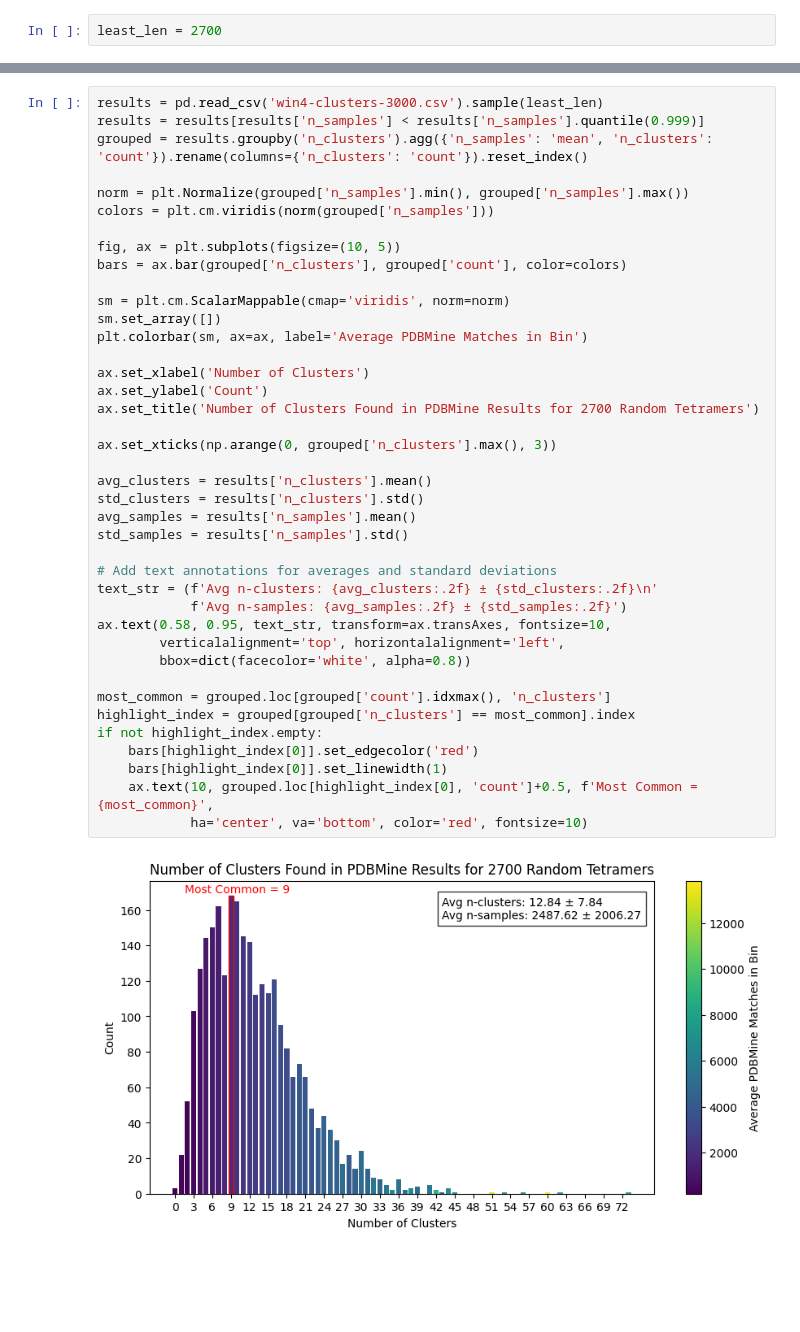
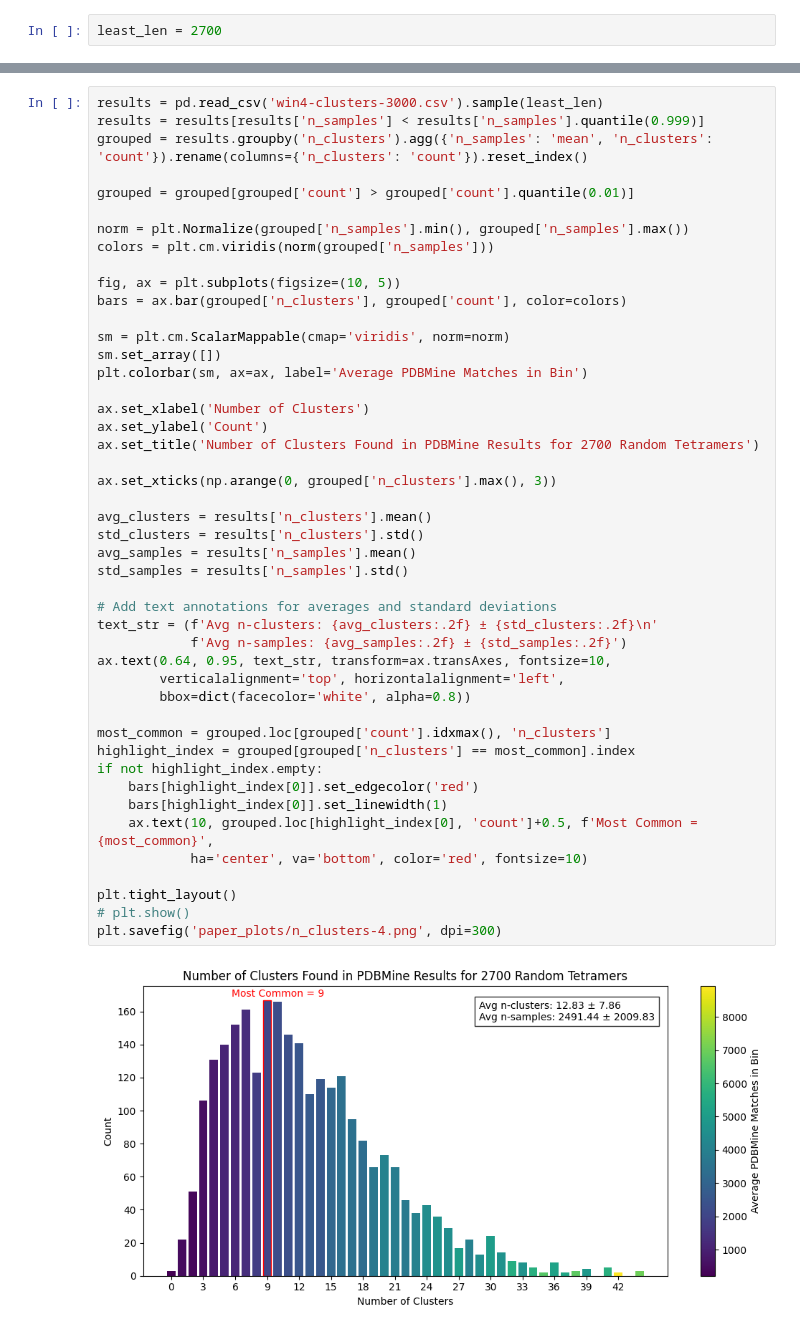
Before and after one commit to Musa-Azeem/protein-dihedral-visualization, a Jupyter notebook: paper_plots.ipynb, the cells around one changed output, grey strips where cells are left out. Saved outputs shown, nothing was run; the diff lists cells and outputs as text; blank space fills up the shorter version.

Commit message:
figures

```diff
--- a/paper_plots.ipynb
+++ b/paper_plots.ipynb
@@ -681,6 +742,8 @@ least_len = 2700
 results = pd.read_csv('win4-clusters-3000.csv').sample(least_len)
 results = results[results['n_samples'] < results['n_samples'].quantile(0.999)]
 grouped = results.groupby('n_clusters').agg({'n_samples': 'mean', 'n_clusters': 'count'}).rename(columns={'n_clusters': 'count'}).reset_index()
+
+grouped = grouped[grouped['count'] > grouped['count'].quantile(0.01)]
 
 norm = plt.Normalize(grouped['n_samples'].min(), grouped['n_samples'].max())
 colors = plt.cm.viridis(norm(grouped['n_samples']))
@@ -690,35 +753,39 @@ bars = ax.bar(grouped['n_clusters'], grouped['count'], color=colors)
 
 sm = plt.cm.ScalarMappable(cmap='viridis', norm=norm)
 sm.set_array([])
 plt.colorbar(sm, ax=ax, label='Average PDBMine Matches in Bin')
 
 ax.set_xlabel('Number of Clusters')
 ax.set_ylabel('Count')
 ax.set_title('Number of Clusters Found in PDBMine Results for 2700 Random Tetramers')
 
 ax.set_xticks(np.arange(0, grouped['n_clusters'].max(), 3))
 
 avg_clusters = results['n_clusters'].mean()
 std_clusters = results['n_clusters'].std()
 avg_samples = results['n_samples'].mean()
 std_samples = results['n_samples'].std()
 
 # Add text annotations for averages and standard deviations
 text_str = (f'Avg n-clusters: {avg_clusters:.2f} ± {std_clusters:.2f}\n'
             f'Avg n-samples: {avg_samples:.2f} ± {std_samples:.2f}')
-ax.text(0.58, 0.95, text_str, transform=ax.transAxes, fontsize=10,
+ax.text(0.64, 0.95, text_str, transform=ax.transAxes, fontsize=10,
         verticalalignment='top', horizontalalignment='left',
         bbox=dict(facecolor='white', alpha=0.8))
 
 most_common = grouped.loc[grouped['count'].idxmax(), 'n_clusters']
 highlight_index = grouped[grouped['n_clusters'] == most_common].index
 if not highlight_index.empty:
     bars[highlight_index[0]].set_edgecolor('red')
     bars[highlight_index[0]].set_linewidth(1)
     ax.text(10, grouped.loc[highlight_index[0], 'count']+0.5, f'Most Common = {most_common}',
             ha='center', va='bottom', color='red', fontsize=10)
+
+plt.tight_layout()
+# plt.show()
+plt.savefig('paper_plots/n_clusters-4.png', dpi=300)
 # %% [output]
-[figure, old version]
+[figure, new version]
 # %%
 results5 = pd.read_csv('win5-clusters-3000.csv').sample(least_len)
 results6 = pd.read_csv('win6-clusters-3000.csv').sample(least_len)
```
Also changed, not shown: parts of 15 cells of this notebook, 6 other files.
